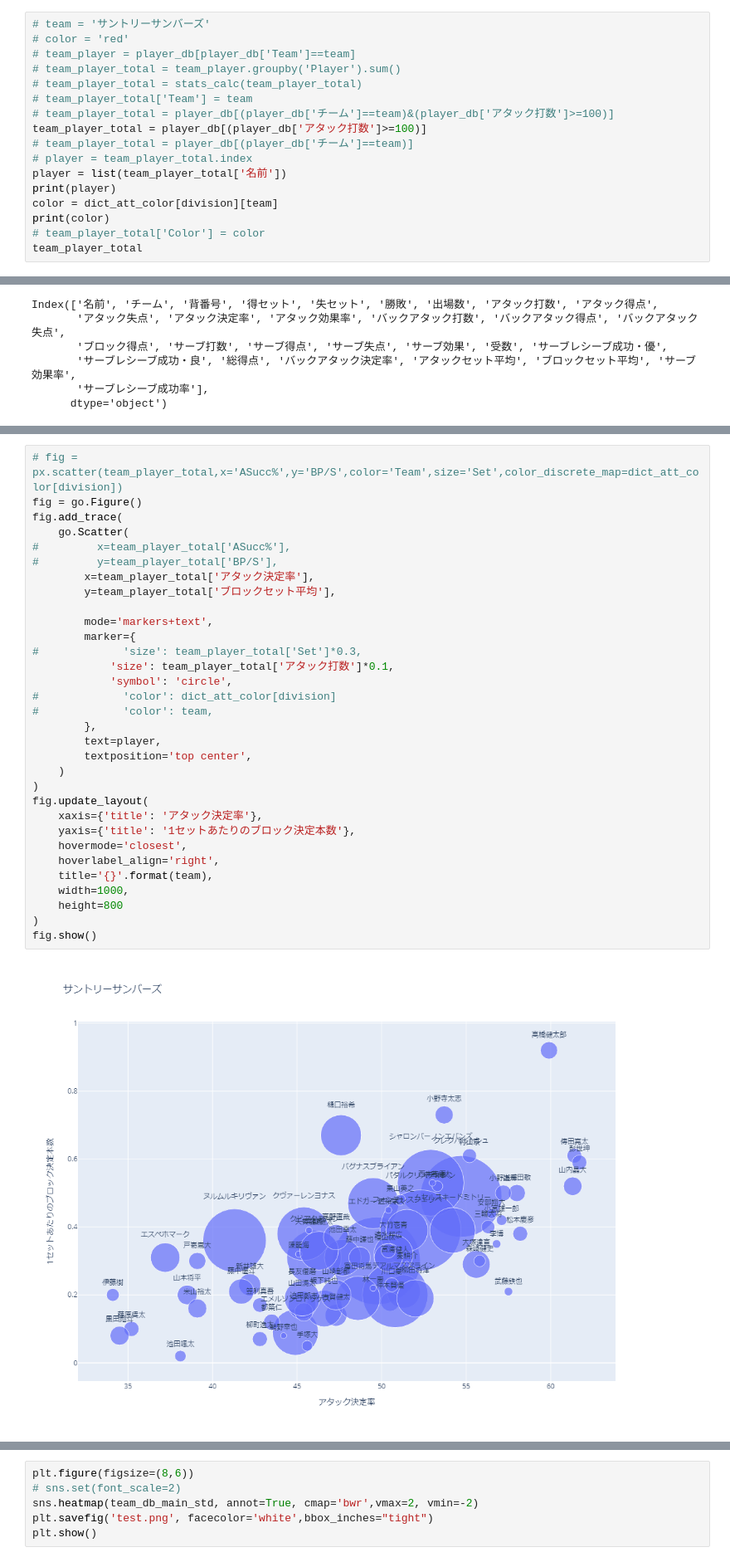
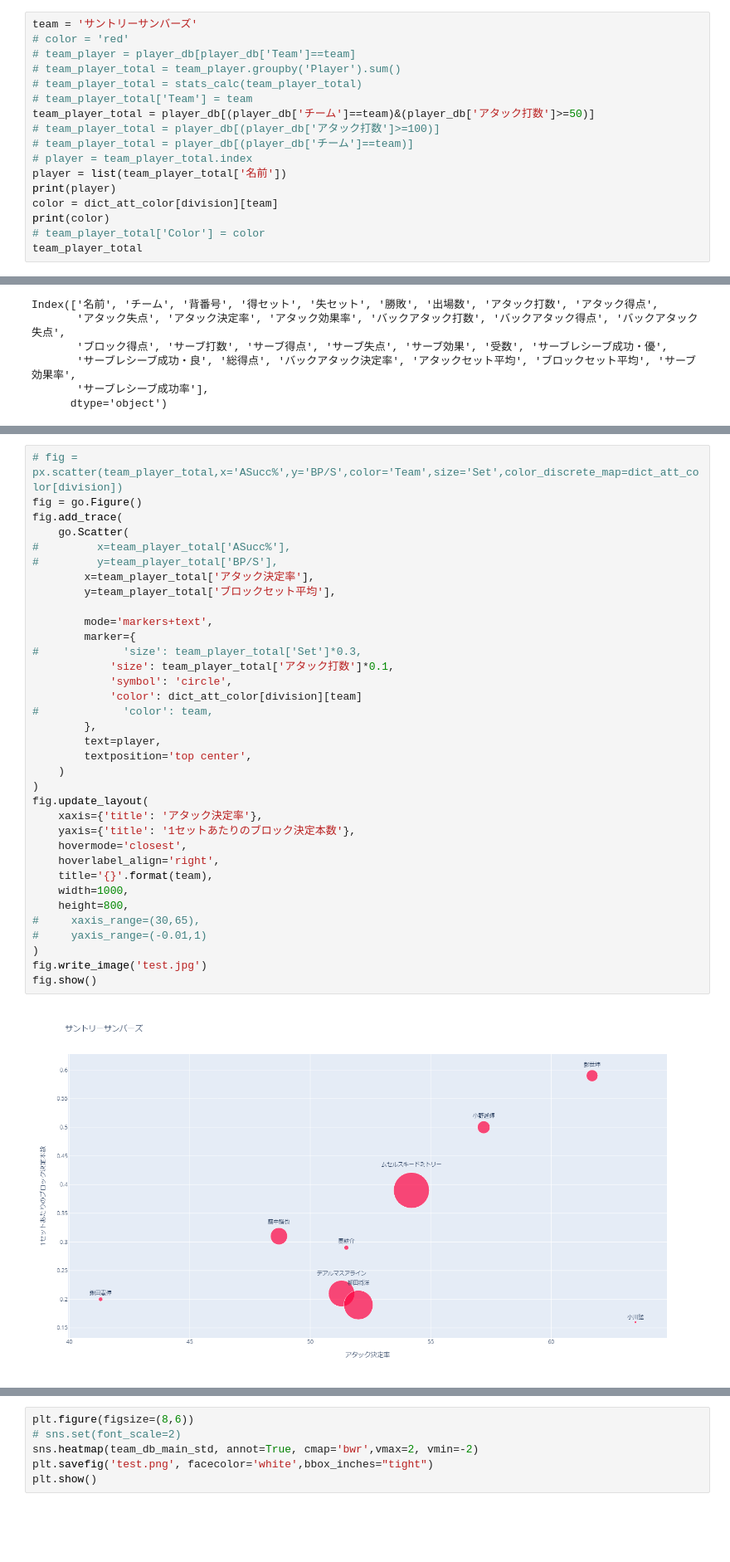
Before and after one commit to vleaguebot-lab/vleague_stats, a Jupyter notebook: graph/detail_data.ipynb, the cells around one changed output, grey strips where cells are left out. Shown at 83% size. Drawn from its saved outputs; the diff is of its cells as text; blank space fills up the shorter version.

```diff
--- a/graph/detail_data.ipynb
+++ b/graph/detail_data.ipynb
@@ -192,12 +163,12 @@ player_db_total
 # %%
-# team = 'サントリーサンバーズ'
+team = 'サントリーサンバーズ'
 # color = 'red'
 # team_player = player_db[player_db['Team']==team]
 # team_player_total = team_player.groupby('Player').sum()
 # team_player_total = stats_calc(team_player_total)
 # team_player_total['Team'] = team
-# team_player_total = player_db[(player_db['チーム']==team)&(player_db['アタック打数']>=100)]
-team_player_total = player_db[(player_db['アタック打数']>=100)]
+team_player_total = player_db[(player_db['チーム']==team)&(player_db['アタック打数']>=50)]
+# team_player_total = player_db[(player_db['アタック打数']>=100)]
 # team_player_total = player_db[(player_db['チーム']==team)]
 # player = team_player_total.index
 player = list(team_player_total['名前'])
@@ -237,36 +204,39 @@ at
 # fig = px.scatter(team_player_total,x='ASucc%',y='BP/S',color='Team',size='Set',color_discrete_map=dict_att_color[division])
 fig = go.Figure()
 fig.add_trace(
     go.Scatter(
 #         x=team_player_total['ASucc%'],
 #         y=team_player_total['BP/S'],
         x=team_player_total['アタック決定率'],
         y=team_player_total['ブロックセット平均'],
 
         mode='markers+text',
         marker={
 #             'size': team_player_total['Set']*0.3,
             'size': team_player_total['アタック打数']*0.1,
             'symbol': 'circle',
-#             'color': dict_att_color[division]
+            'color': dict_att_color[division][team]
 #             'color': team,
         },
         text=player,
         textposition='top center',
     )
 )
 fig.update_layout(
     xaxis={'title': 'アタック決定率'},
     yaxis={'title': '1セットあたりのブロック決定本数'},
     hovermode='closest',
     hoverlabel_align='right',
     title='{}'.format(team),
     width=1000,
-    height=800
+    height=800,
+#     xaxis_range=(30,65),
+#     yaxis_range=(-0.01,1)
 )
+fig.write_image('test.jpg')
 fig.show()
 # %% [output]
-[figure, old version]
+[figure, new version]
 # %%
 team_db_total = stats_calc(team_db_total)
 team_db_total
```
Also changed, not shown: parts of 9 cells of this notebook, 21 other files.
